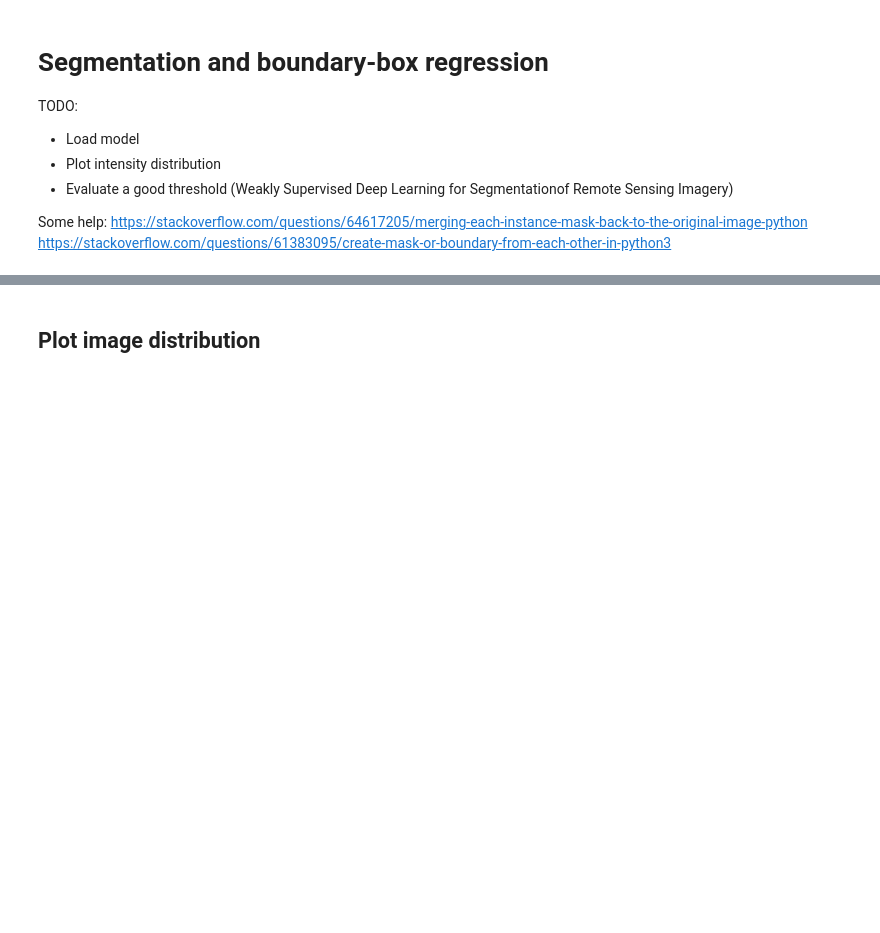
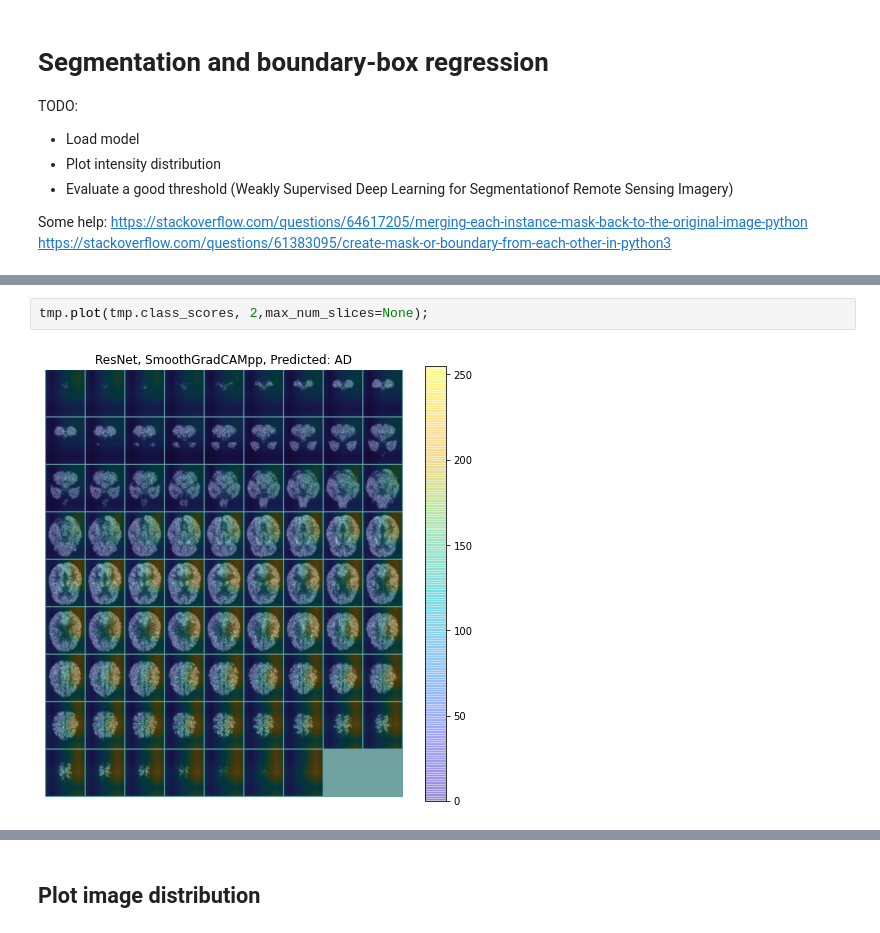
Before and after one commit to FredrikM97/Medical-ROI, a Jupyter notebook: notebooks/04 - segmentation.ipynb, the cells around one changed output, grey strips where cells are left out. Cells and saved outputs as stored; diff of their text form; blank space fills up the shorter version.

```diff
--- a/notebooks/04 - segmentation.ipynb
+++ b/notebooks/04 - segmentation.ipynb
@@ -51,0 +53,4 @@ Dataset sizes - Training: 421 Validation: 47
+# %%
+tmp.plot(tmp.class_scores, 2,max_num_slices=None);
+# %% [output]
+[figure, added]
```
Also changed, not shown: parts of 26 cells of this notebook.
